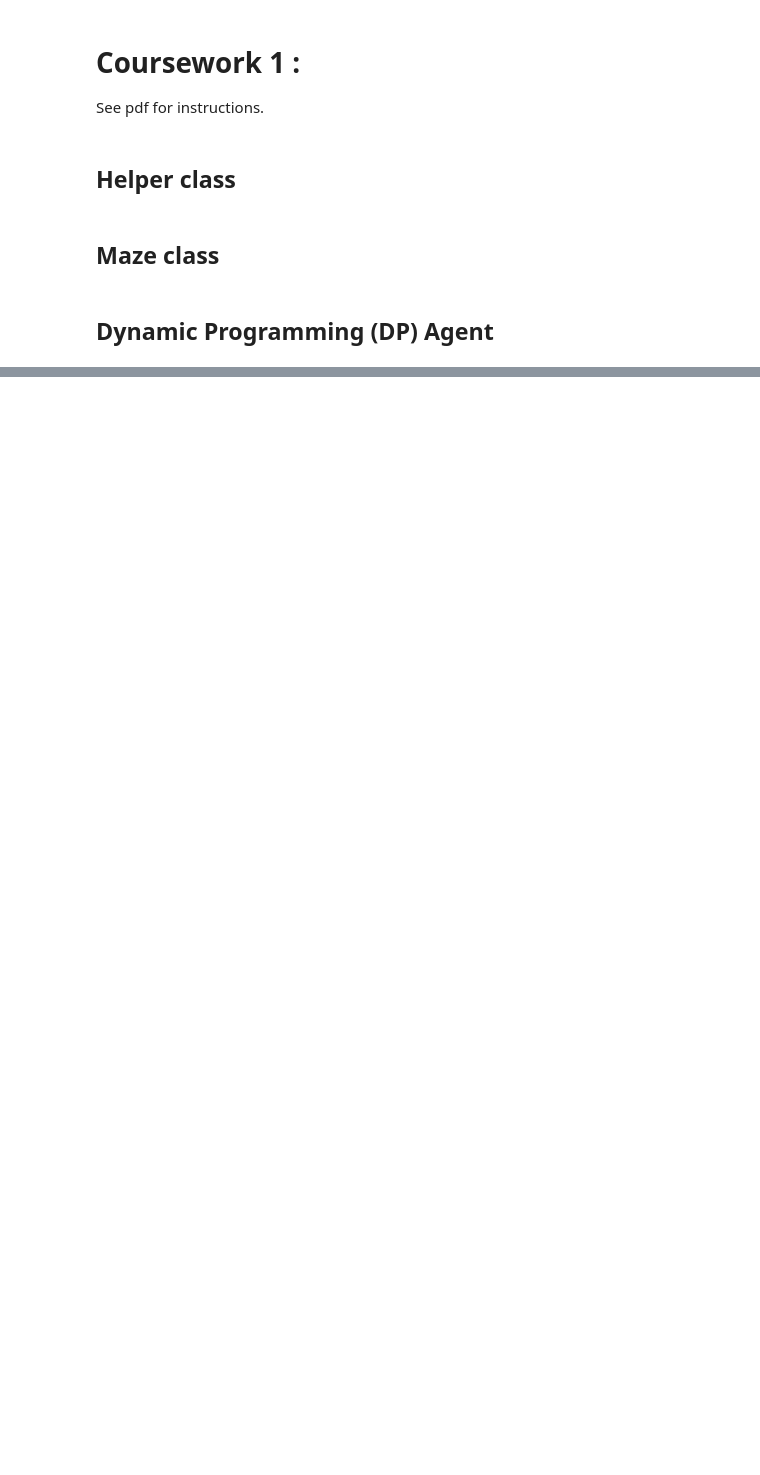
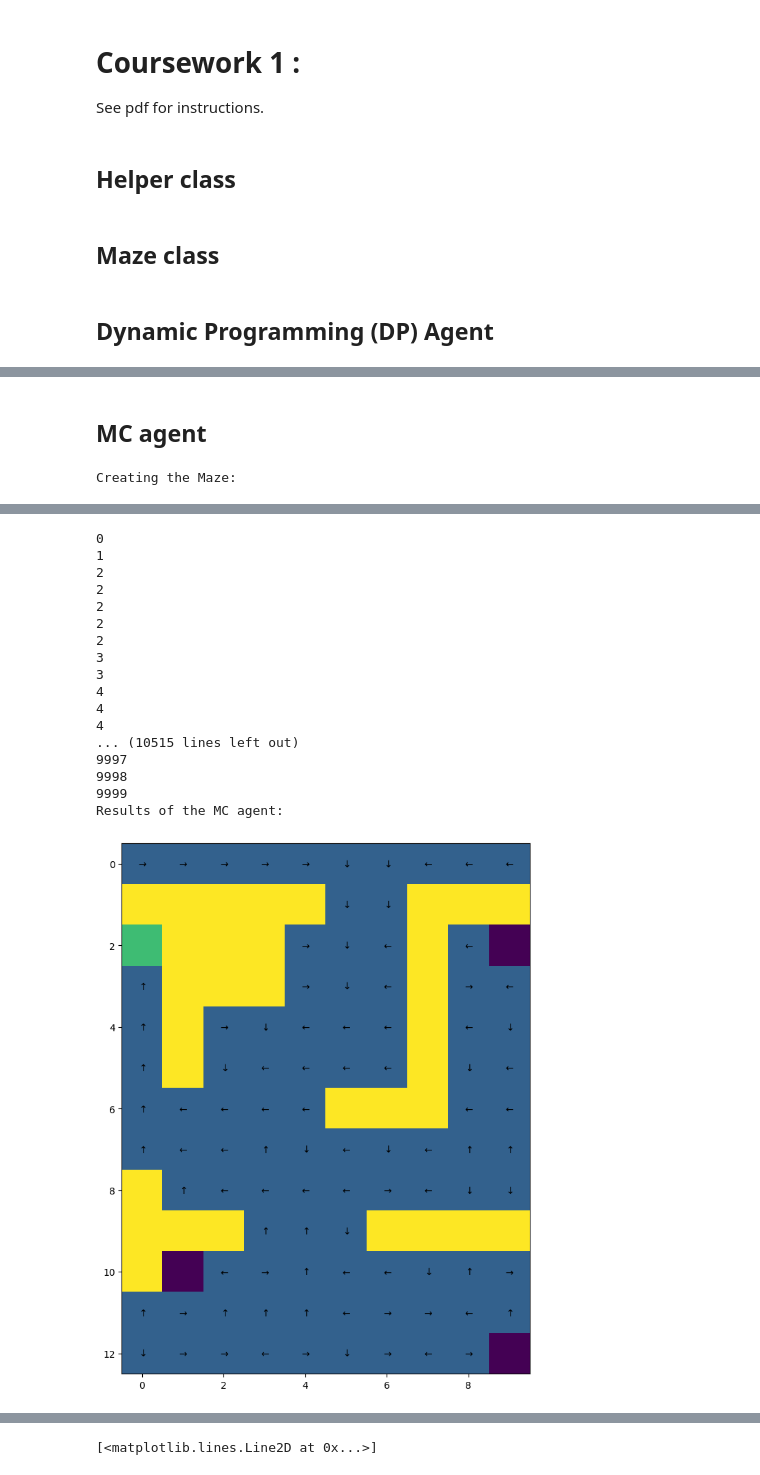
Before and after one commit to alexmkv01/Optimising-Grid-World-RL-Problem, a Jupyter notebook: coursework1.ipynb, the cells around one changed output, grey strips where cells are left out. Drawn from its saved outputs; the diff is of its cells as text; code cells hidden in the pictures; blank space fills up the shorter version.

Commit message:
Add files via upload
Finished DP, MC, and TD. Some hyperparam tuning left to do

```diff
--- a/coursework1.ipynb
+++ b/coursework1.ipynb
@@ -231,6 +231,7 @@ class Maze(object):
 
     # ----------------------------------------------------------------------------------------------------------------------------------------------------------------
     # STATES
+    # self._locations
 
 
     self._locations = []
@@ -424,13 +425,15 @@ class Maze(object):
   def reset(self):
     """
     Reset the environment state to one of the possible starting states
-    input: /
+    input:
+
     output:
       - t {int} -- current timestep
       - state {int} -- current state of the envionment
       - reward {int} -- current reward
       - done {bool} -- True if reach a terminal state / 0 otherwise
     """
+
     self._t = 0
     self._state = self._get_state_from_loc(self._starting_locs[random.randrange(len(self._starting_locs))])
     self._reward = 0
@@ -438,9 +441,10 @@ class Maze(object):
     return self._t, self._state, self._reward, self._done
 
   def step(self, action):
-    """
-    Perform an action in the environment
+    """ Perform an action in the environment
+
     input: action {int} -- action to perform
+
     output:
       - t {int} -- current timestep
       - state {int} -- current state of the envionment
@@ -617,0 +711,2 @@ def policy_iteration(env, threshold, gamma):
+# %% [markdown]
+## MC agent
@@ -617,0 +846,15 @@ def policy_iteration(env, threshold, gamma):
+# %%
+### Question 2: Monte-Carlo learning
+
+print("Creating the Maze:\n")
+maze = Maze()
+mc_agent = MC_agent()
+mc_policy, mc_values, total_rewards = mc_agent.solve(maze)
+print("Results of the MC agent:\n")
+
+
+maze.get_graphics().draw_policy(mc_policy)
+maze.get_graphics().draw_value(mc_values[-1])
+plt.plot(total_rewards)
+# %% [output]
+Creating the Maze:
@@ -617,0 +862,18 @@ def policy_iteration(env, threshold, gamma):
+0
+1
+2
+2
+2
+2
+2
+3
+3
+4
+4
+4
+... (10515 lines left out)
+9997
+9998
+9999
+Results of the MC agent:
+[figure, added]
@@ -617,0 +881 @@ def policy_iteration(env, threshold, gamma):
+[<matplotlib.lines.Line2D at 0x...>]
```
Also changed, not shown: parts of 15 cells of this notebook.
